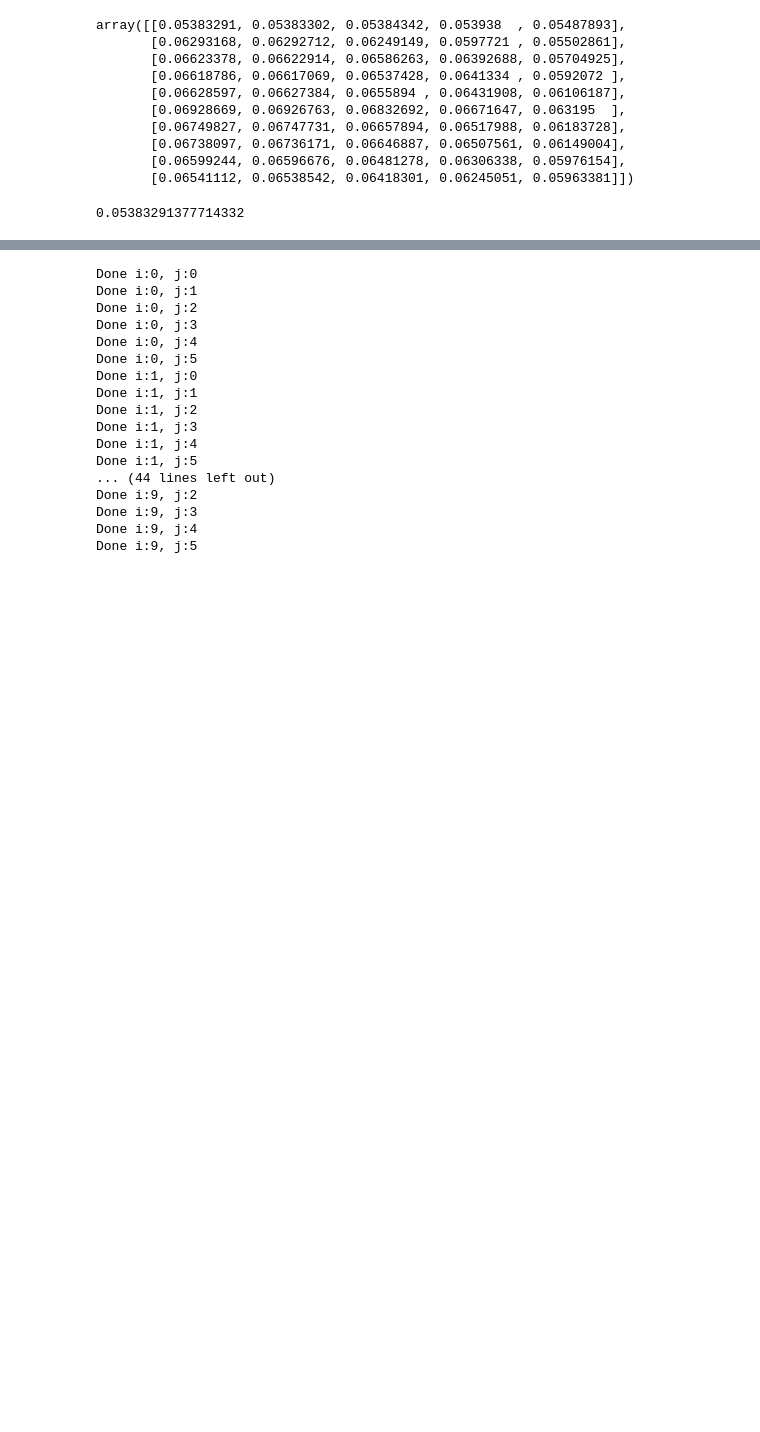
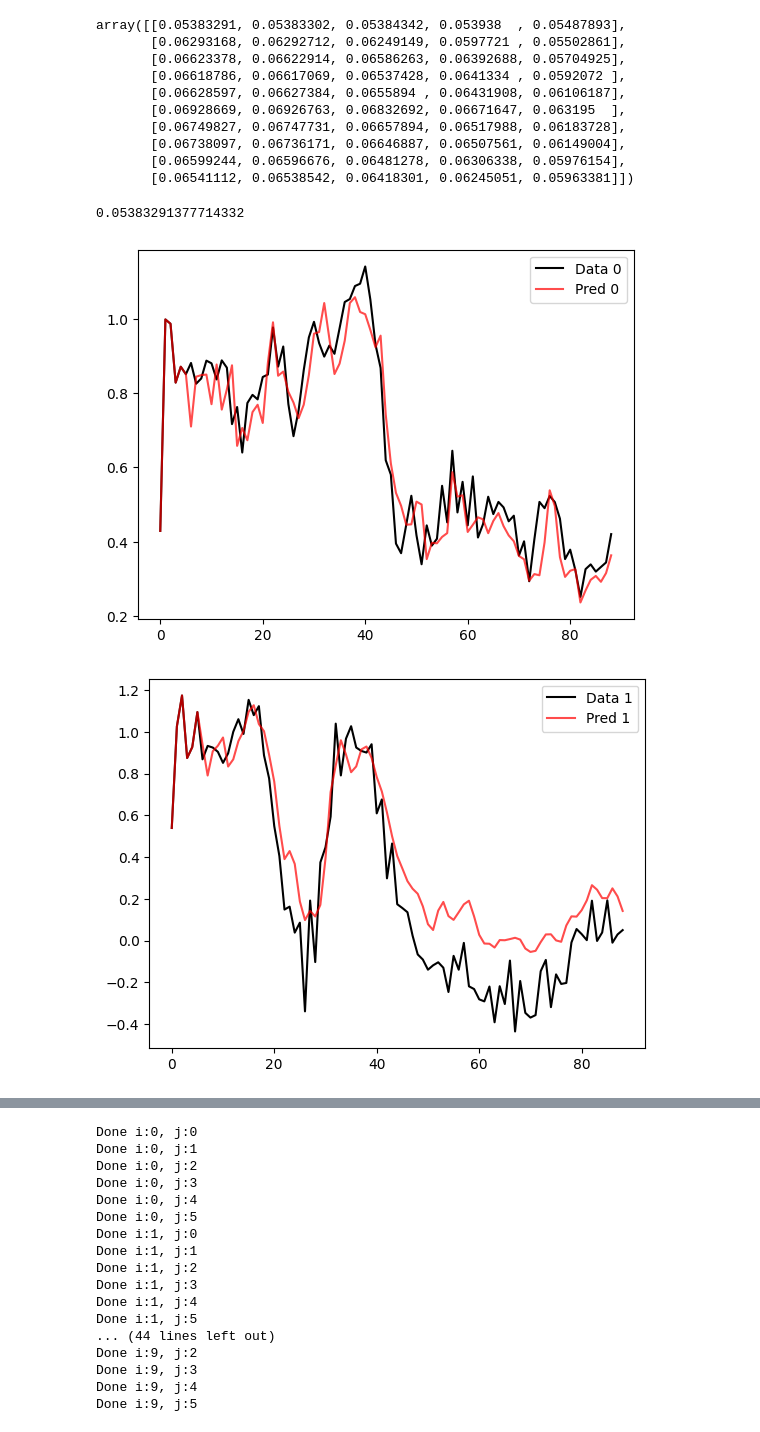
Before and after one commit to ZYVE255/encs6181_project, a Jupyter notebook: Legacy/drone_sim_dcm.ipynb, the cells around one changed output, grey strips where cells are left out. Drawn from its saved outputs; the diff is of its cells as text; code cells hidden in the pictures; blank space fills up the shorter version.

```diff
--- a/drone_sim_dcm.ipynb
+++ b/Legacy/drone_sim_dcm.ipynb
@@ -640,12 +644,15 @@ np.min(results_ls)
 # %%
 """Least squares testing"""
 f = h5py.File('data/drone_sim/sunny.hdf5')
-traj = f["trajectory_0027"]
+traj = f["trajectory_0026"]
 Y_test_ls, Y_test = test_model(traj=traj, model=model_ls, data_params=data_params)
 
 for i in range(Y_test.shape[1]):
     plt.figure()
     plt.plot(Y_test[:,i], c="black", label=f"Data {i}")
     plt.plot(Y_test_ls[:,i], c="red", alpha=0.7, label=f"Pred {i}")
     plt.legend()
 plt.show()
+# %% [output]
+[figure, added]
+[figure, added]
```
Also changed, not shown: parts of 6 cells of this notebook, 3 other files.
